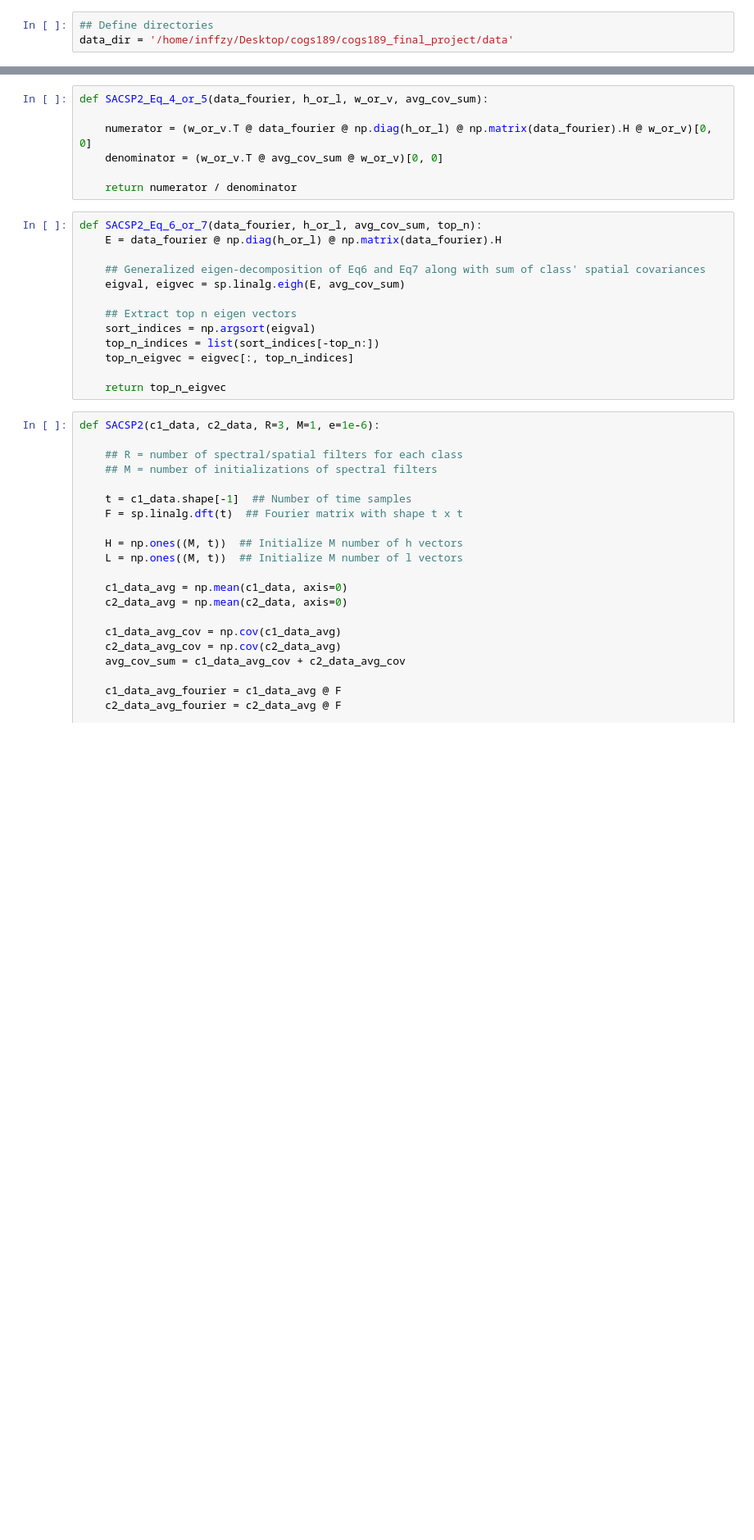
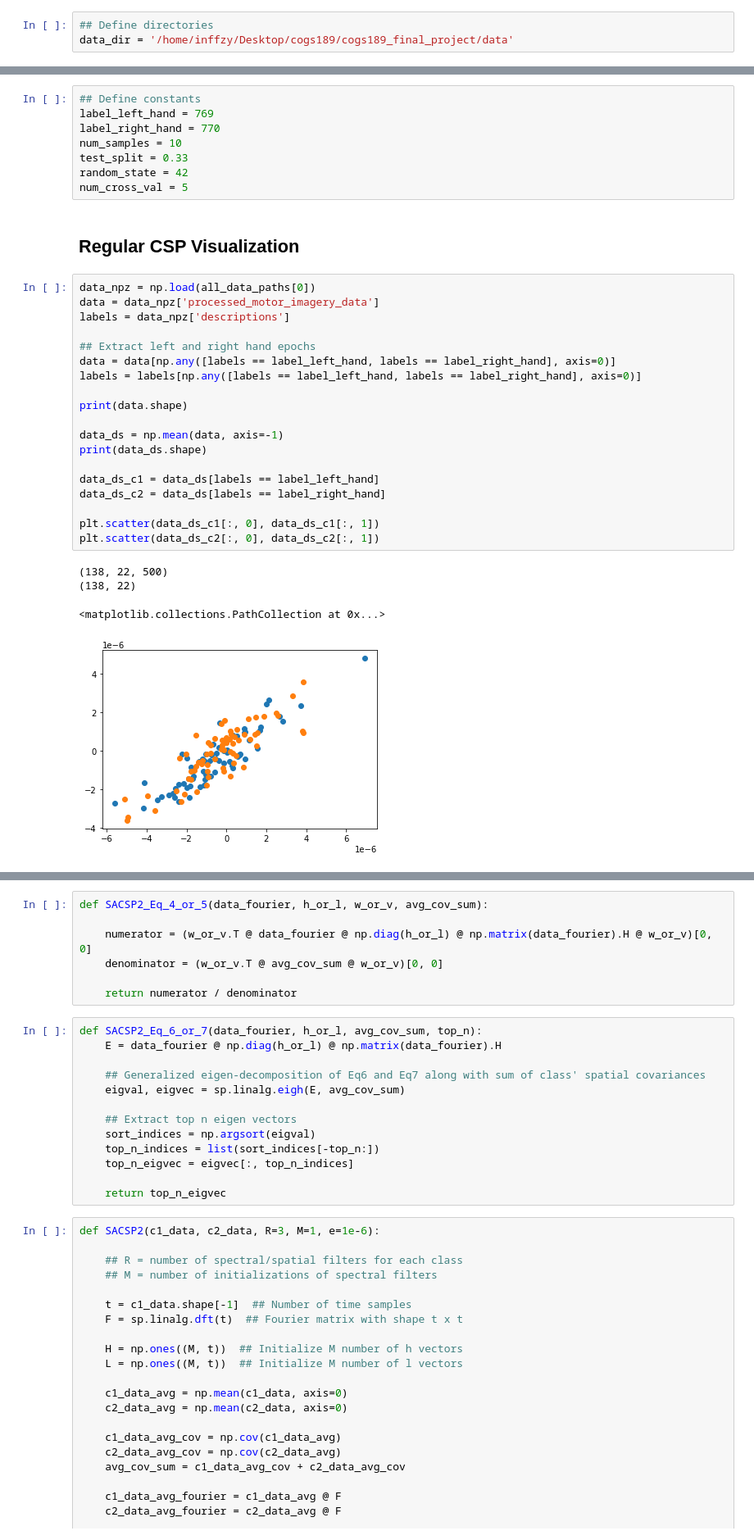
Before and after one commit to FeiYin99/COGS-189-Final-Project, a Jupyter notebook: classifications.ipynb, the cells around one changed output, grey strips where cells are left out. Shown at 82% size. Drawn from its saved outputs; the diff is of its cells as text; blank space fills up the shorter version.

```diff
--- a/classifications.ipynb
+++ b/classifications.ipynb
@@ -278,0 +46,34 @@ def SACSP(c1_data, c2_data, R=3, M=1, e=1e-6):
+# %%
+## Define constants
+label_left_hand = 769
+label_right_hand = 770
+num_samples = 10
+test_split = 0.33
+random_state = 42
+num_cross_val = 5
+# %% [markdown]
+## Regular CSP Visualization
+# %%
+data_npz = np.load(all_data_paths[0])
+data = data_npz['processed_motor_imagery_data']
+labels = data_npz['descriptions']
+
+## Extract left and right hand epochs
+data = data[np.any([labels == label_left_hand, labels == label_right_hand], axis=0)]
+labels = labels[np.any([labels == label_left_hand, labels == label_right_hand], axis=0)]
+
+print(data.shape)
+
+data_ds = np.mean(data, axis=-1)
+print(data_ds.shape)
+
+data_ds_c1 = data_ds[labels == label_left_hand]
+data_ds_c2 = data_ds[labels == label_right_hand]
+
+plt.scatter(data_ds_c1[:, 0], data_ds_c1[:, 1])
+plt.scatter(data_ds_c2[:, 0], data_ds_c2[:, 1])
+# %% [output]
+(138, 22, 500)
+(138, 22)
+<matplotlib.collections.PathCollection at 0x...>
+[figure, added]
```
Also changed, not shown: parts of 50 cells of this notebook, 3 other files.
